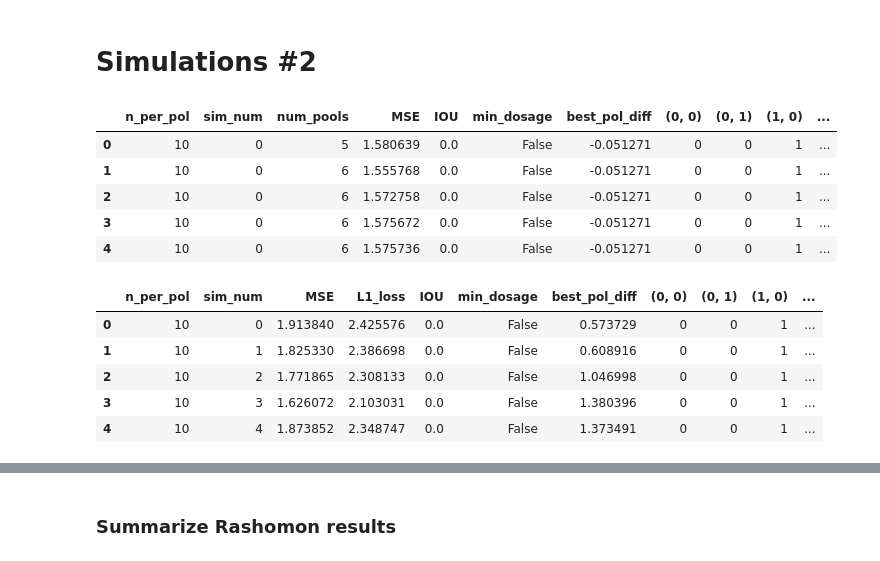
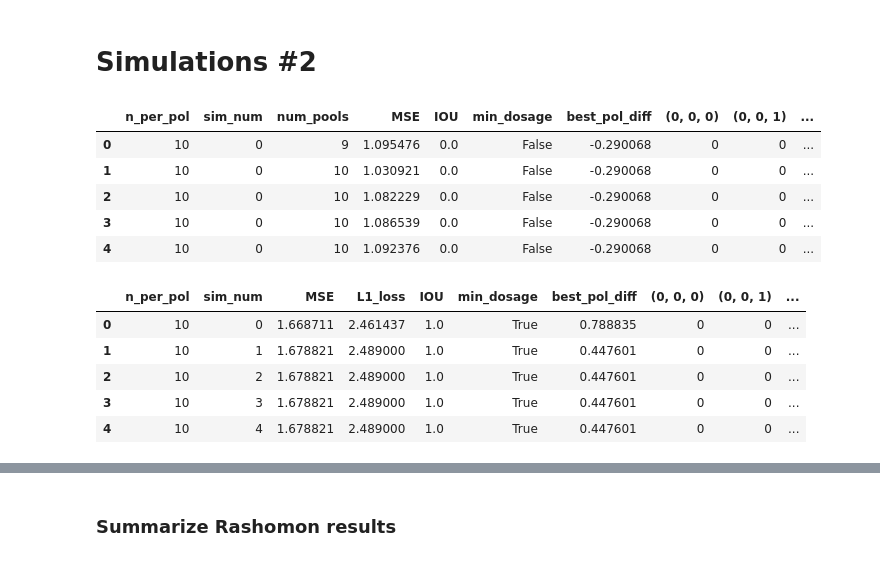
Before and after one commit to AparaV/rashomon-partition-sets, a Jupyter notebook: Code/analyze_results.ipynb, the cells around one changed output, grey strips where cells are left out. Drawn from its saved outputs; the diff is of its cells as text; code cells hidden in the pictures.

```diff
--- a/Code/analyze_results.ipynb
+++ b/Code/analyze_results.ipynb
@@ -233,26 +297,26 @@ plt.show()
 # %% [markdown]
 # Simulations #2
 # %%
-rashomon_csv = "../Results/simulation_3_rashomon.csv"
+rashomon_csv = "../Results/simulation_2_rashomon.csv"
 rashomon_raw_df = pd.read_csv(rashomon_csv)
 rashomon_raw_df = rashomon_raw_df.drop("Unnamed: 0", axis=1)
 rashomon_raw_df.head()
 # %% [output]
-|  | n_per_pol | sim_num | num_pools | MSE | IOU | min_dosage | best_pol_diff | (0, 0) | (0, 1) | (1, 0) | ... |
-| 0 | 10 | 0 | 5 | 1.580639 | 0.0 | False | -0.051271 | 0 | 0 | 1 | ... |
-| 1 | 10 | 0 | 6 | 1.555768 | 0.0 | False | -0.051271 | 0 | 0 | 1 | ... |
-| 2 | 10 | 0 | 6 | 1.572758 | 0.0 | False | -0.051271 | 0 | 0 | 1 | ... |
-| 3 | 10 | 0 | 6 | 1.575672 | 0.0 | False | -0.051271 | 0 | 0 | 1 | ... |
-| 4 | 10 | 0 | 6 | 1.575736 | 0.0 | False | -0.051271 | 0 | 0 | 1 | ... |
+|  | n_per_pol | sim_num | num_pools | MSE | IOU | min_dosage | best_pol_diff | (0, 0, 0) | (0, 0, 1) | ... |
+| 0 | 10 | 0 | 9 | 1.095476 | 0.0 | False | -0.290068 | 0 | 0 | ... |
+| 1 | 10 | 0 | 10 | 1.030921 | 0.0 | False | -0.290068 | 0 | 0 | ... |
+| 2 | 10 | 0 | 10 | 1.082229 | 0.0 | False | -0.290068 | 0 | 0 | ... |
+| 3 | 10 | 0 | 10 | 1.086539 | 0.0 | False | -0.290068 | 0 | 0 | ... |
+| 4 | 10 | 0 | 10 | 1.092376 | 0.0 | False | -0.290068 | 0 | 0 | ... |
 # %%
-lasso_csv = "../Results/simulation_3_lasso.csv"
+lasso_csv = "../Results/simulation_2_lasso.csv"
 lasso_raw_df = pd.read_csv(lasso_csv)
 lasso_raw_df = lasso_raw_df.drop("Unnamed: 0", axis=1)
 lasso_raw_df.head()
 # %% [output]
-|  | n_per_pol | sim_num | MSE | L1_loss | IOU | min_dosage | best_pol_diff | (0, 0) | (0, 1) | (1, 0) | ... |
-| 0 | 10 | 0 | 1.913840 | 2.425576 | 0.0 | False | 0.573729 | 0 | 0 | 1 | ... |
-| 1 | 10 | 1 | 1.825330 | 2.386698 | 0.0 | False | 0.608916 | 0 | 0 | 1 | ... |
-| 2 | 10 | 2 | 1.771865 | 2.308133 | 0.0 | False | 1.046998 | 0 | 0 | 1 | ... |
-| 3 | 10 | 3 | 1.626072 | 2.103031 | 0.0 | False | 1.380396 | 0 | 0 | 1 | ... |
-| 4 | 10 | 4 | 1.873852 | 2.348747 | 0.0 | False | 1.373491 | 0 | 0 | 1 | ... |
+|  | n_per_pol | sim_num | MSE | L1_loss | IOU | min_dosage | best_pol_diff | (0, 0, 0) | (0, 0, 1) | ... |
+| 0 | 10 | 0 | 1.668711 | 2.461437 | 1.0 | True | 0.788835 | 0 | 0 | ... |
+| 1 | 10 | 1 | 1.678821 | 2.489000 | 1.0 | True | 0.447601 | 0 | 0 | ... |
+| 2 | 10 | 2 | 1.678821 | 2.489000 | 1.0 | True | 0.447601 | 0 | 0 | ... |
+| 3 | 10 | 3 | 1.678821 | 2.489000 | 1.0 | True | 0.447601 | 0 | 0 | ... |
+| 4 | 10 | 4 | 1.678821 | 2.489000 | 1.0 | True | 0.447601 | 0 | 0 | ... |
```
Also changed, not shown: parts of 16 cells of this notebook, 1 other file.
